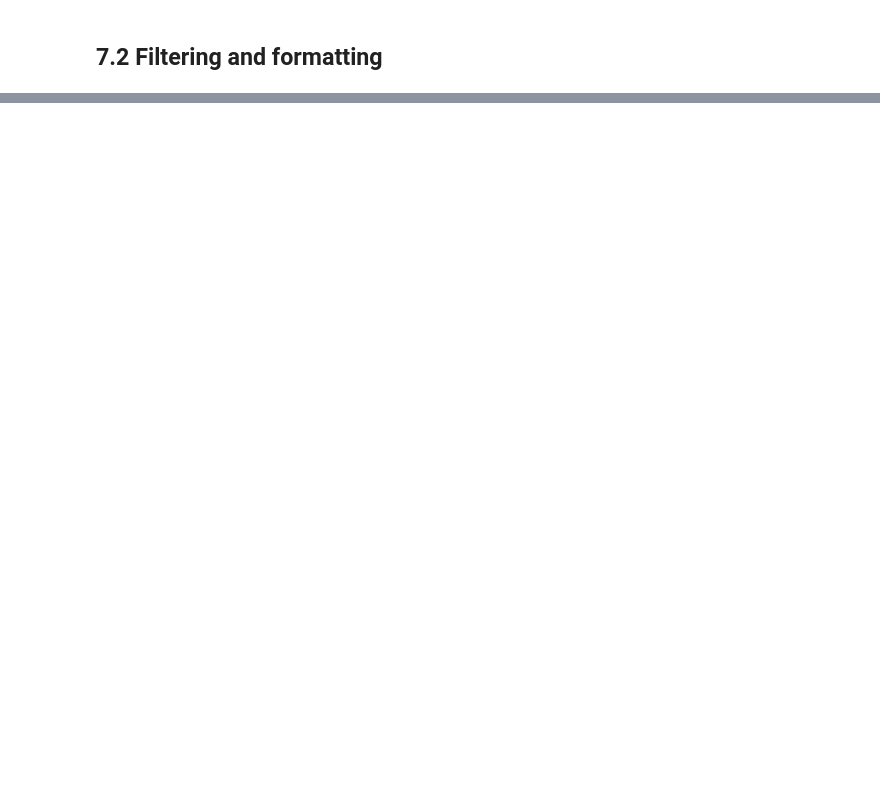
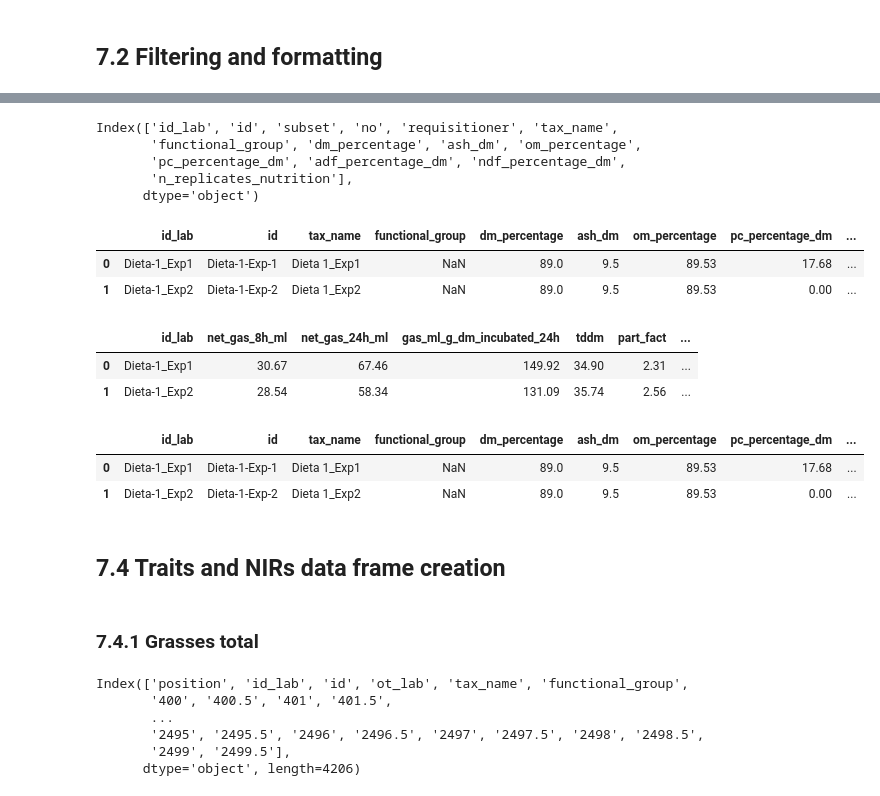
Before and after one commit to maurope/lmf, a Jupyter notebook: notebooks/2026/2026_05_22_data_delivery.ipynb, the cells around one changed output, grey strips where cells are left out. Drawn from its saved outputs; the diff is of its cells as text; code cells hidden in the pictures; blank space fills up the shorter version.

```diff
--- a/notebooks/2026/2026_05_22_data_delivery.ipynb
+++ b/notebooks/2026/2026_05_22_data_delivery.ipynb
@@ -930,0 +893,47 @@ gas.tail(2)
+# %%
+nu_av.columns
+# %% [output]
+Index(['id_lab', 'id', 'subset', 'no', 'requisitioner', 'tax_name',
+       'functional_group', 'dm_percentage', 'ash_dm', 'om_percentage',
+       'pc_percentage_dm', 'adf_percentage_dm', 'ndf_percentage_dm',
+       'n_replicates_nutrition'],
+      dtype='object')
+# %%
+nu_av2 = nu_av[['id_lab', 'id', 'tax_name', 'functional_group', 'dm_percentage', 'ash_dm', 'om_percentage', 'pc_percentage_dm',
+       'adf_percentage_dm', 'ndf_percentage_dm']]
+nu_av2.head(2)
+# %% [output]
+|  | id_lab | id | tax_name | functional_group | dm_percentage | ash_dm | om_percentage | pc_percentage_dm | ... |
+| 0 | Dieta-1_Exp1 | Dieta-1-Exp-1 | Dieta 1_Exp1 | NaN | 89.0 | 9.5 | 89.53 | 17.68 | ... |
+| 1 | Dieta-1_Exp2 | Dieta-1-Exp-2 | Dieta 1_Exp2 | NaN | 89.0 | 9.5 | 89.53 | 0.00 | ... |
+# %%
+gas_av2 = gas_av[['id_lab','net_gas_8h_ml', 'net_gas_24h_ml',
+       'gas_ml_g_dm_incubated_24h', 'tddm', 'part_fact',
+       'ch4_percentage_in_gas_8h', 'ch4_percentage_in_gas_24h',
+       'ch4_ml_g_dm_incubated_24h', 'methane_intensity',
+       'ch4_ml_g_ndf_digested_24h']]
+gas_av2.head(2)
+# %% [output]
+|  | id_lab | net_gas_8h_ml | net_gas_24h_ml | gas_ml_g_dm_incubated_24h | tddm | part_fact | ... |
+| 0 | Dieta-1_Exp1 | 30.67 | 67.46 | 149.92 | 34.90 | 2.31 | ... |
+| 1 | Dieta-1_Exp2 | 28.54 | 58.34 | 131.09 | 35.74 | 2.56 | ... |
+# %%
+compiled = nu_av2.merge(gas_av2, on='id_lab', how='left')
+compiled.head(2)
+# %% [output]
+|  | id_lab | id | tax_name | functional_group | dm_percentage | ash_dm | om_percentage | pc_percentage_dm | ... |
+| 0 | Dieta-1_Exp1 | Dieta-1-Exp-1 | Dieta 1_Exp1 | NaN | 89.0 | 9.5 | 89.53 | 17.68 | ... |
+| 1 | Dieta-1_Exp2 | Dieta-1-Exp-2 | Dieta 1_Exp2 | NaN | 89.0 | 9.5 | 89.53 | 0.00 | ... |
+# %% [markdown]
+## 7.4 Traits and NIRs data frame creation
+# %% [markdown]
+### 7.4.1 Grasses total
+# %%
+gt.columns
+# %% [output]
+Index(['position', 'id_lab', 'id', 'ot_lab', 'tax_name', 'functional_group',
+       '400', '400.5', '401', '401.5',
+       ...
+       '2495', '2495.5', '2496', '2496.5', '2497', '2497.5', '2498', '2498.5',
+       '2499', '2499.5'],
+      dtype='object', length=4206)
```
Also changed, not shown: parts of 25 cells of this notebook, 6 other files.
